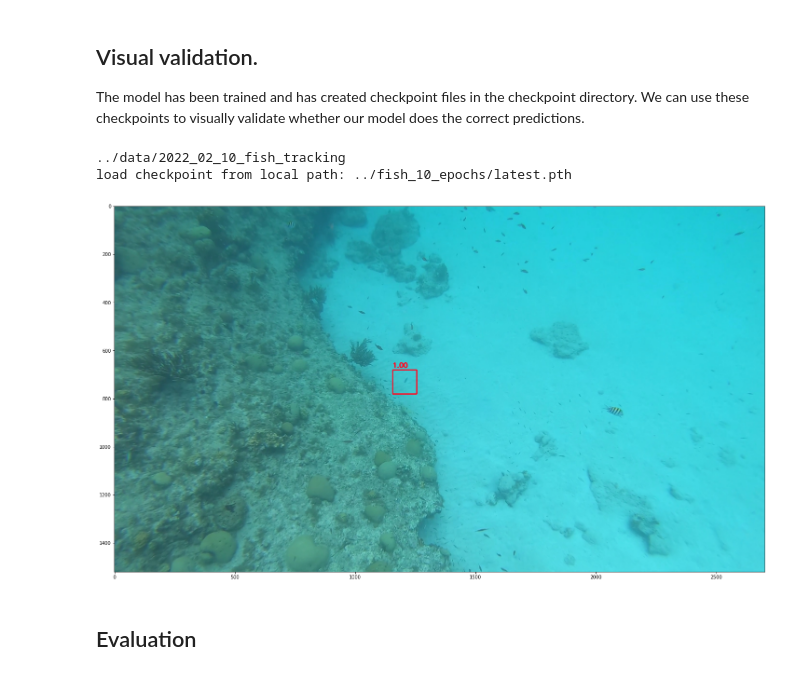
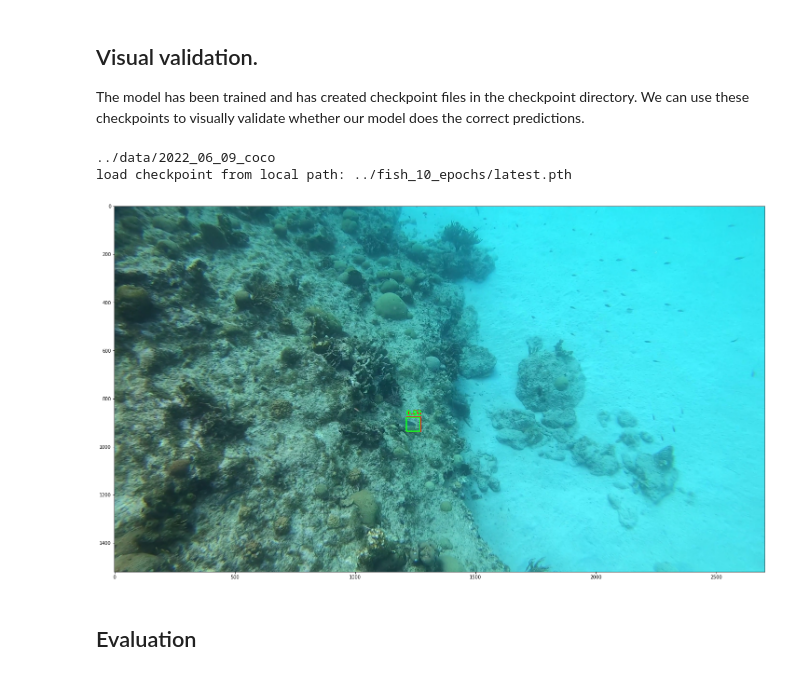
Before and after one commit to casperthuis/deep_fish_detect, a Jupyter notebook: notebooks/coco_training.ipynb, the cells around one changed output. Drawn from its saved outputs; the diff is of its cells as text; code cells hidden in the pictures.

Commit message:
Validated coco_training notebook.

```diff
--- a/notebooks/coco_training.ipynb
+++ b/notebooks/coco_training.ipynb
@@ -318,22 +354,22 @@ def plot_bbox(img, bboxes, color=(36,255,12), thickness = 4):
 # %%
 img_name = "144_A_00125"
 img_name = "160_A_00034" # Bad
 # img_name = "442_C_00155" # Bad
-# img_name = "455_A_00015" # Good
-img_name = "455_B_00070"
-img_name = "455_B_00076"
-img_name = "457_A_00040"
-img_name = "457_B_00017"
-img_name = "469_B_00050"
-img_name = "469_C_00077"
-img_name = "469_C_00100"
+img_name = "455_A_00015" # Good
+# img_name = "455_B_00070"
+# img_name = "455_B_00076"
+# img_name = "457_A_00040"
+# img_name = "457_B_00017"
+# img_name = "469_B_00050"
+# img_name = "469_C_00077"
+# img_name = "469_C_00100"
 # Setup a checkpoint file to load
 checkpoint = '../fish_10_epochs/latest.pth'
-data_dir = '../data/2022_02_10_fish_tracking'
+data_dir = '../data/2022_06_09_coco'
 visualise_img(img_name, data_dir, checkpoint, cfg)
 # %% [output]
-../data/2022_02_10_fish_tracking
+../data/2022_06_09_coco
 load checkpoint from local path: ../fish_10_epochs/latest.pth
-[figure, old version]
+[figure, new version]
 # %% [markdown]
 ## Evaluation
```
Also changed, not shown: parts of 1 cell of this notebook.
